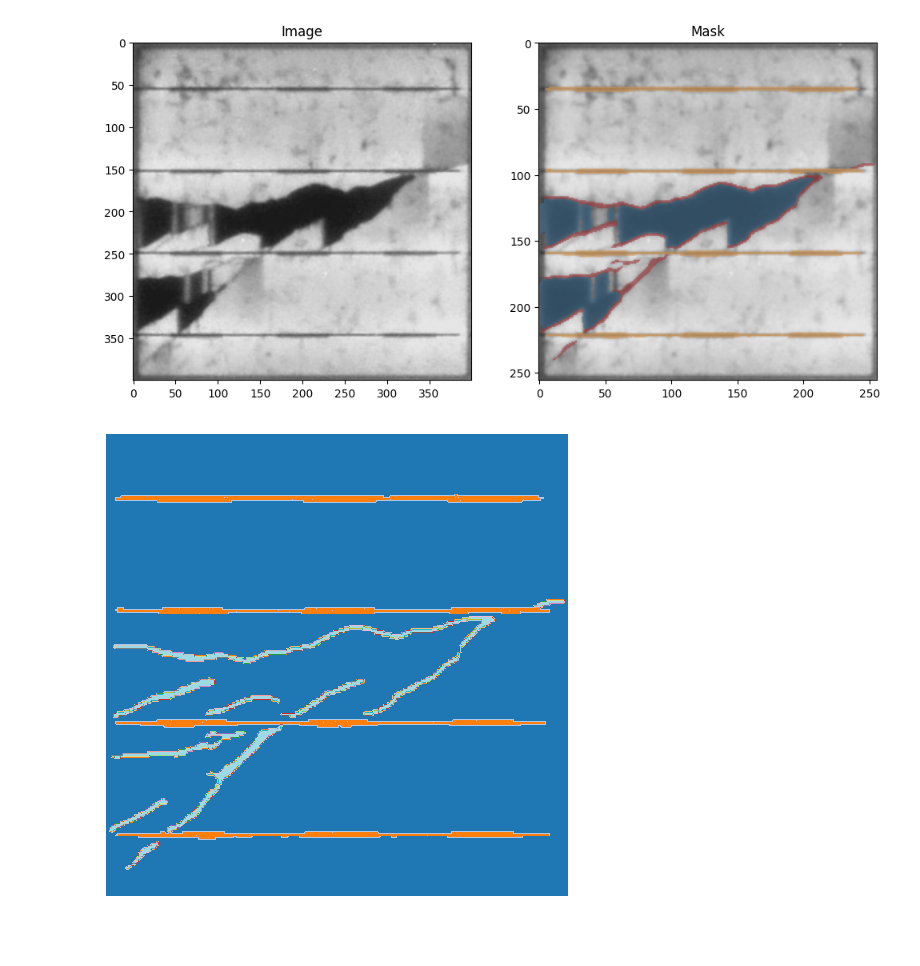
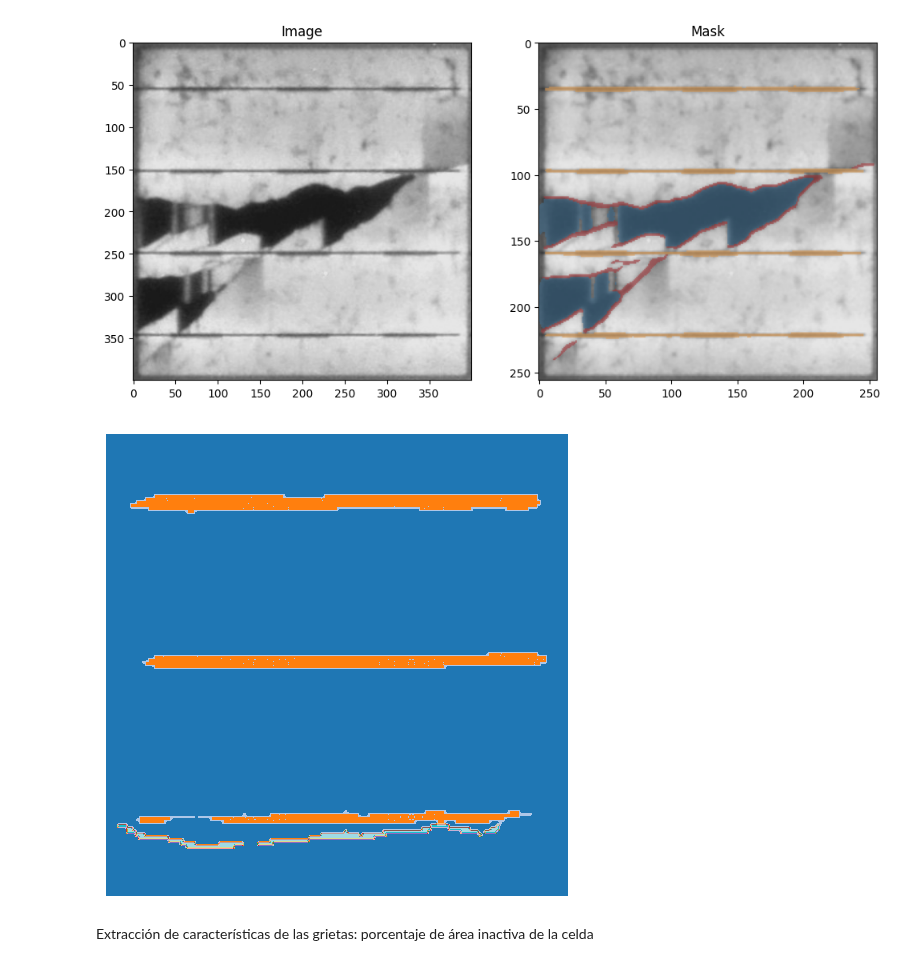
Before and after one commit to Franklingo13/PVDefectDetect, a Jupyter notebook: TestsPV-vision/test_modelhandler_prediction.ipynb, the cells around one changed output. Drawn from its saved outputs; the diff is of its cells as text; code cells hidden in the pictures; blank space fills up the shorter version.

Commit message:
Además de la creación de la imagen de anotaciones, se realiza un análisis preliminar de las acracterísticas de las grietas

```diff
--- a/TestsPV-vision/test_modelhandler_prediction.ipynb
+++ b/TestsPV-vision/test_modelhandler_prediction.ipynb
@@ -264,22 +261,34 @@ plt.show()
 # %%
 # Crear imagen de anotaciones `annImage` con las máscaras `crack` y `busbar` de las predicciones
 
 # Valores para las clases. 'background': 0, 'busbar': 10, 'crack': 100
 class_values = [0, 10, 100]
+# Obtener las dimensiones de las máscaras
+mask_shape = masks_each[11][0].shape
+
 # Imagen de anotaciones con las máscaras `crack` y `busbar` de las predicciones
-annImage = np.zeros((256, 256), dtype=np.uint8)
+annImage = np.zeros(mask_shape, dtype=np.uint8)
 
 # Para cada clase, aislar los píxeles de esa clase y asignarles el valor correspondiente
 # píxeles de la clase `busbar` se asignan el valor 10
-annImage[masks_each[9][0]] = class_values[1]
+annImage[masks_each[11][0]] = class_values[1]
 # píxeles de la clase `crack` se asignan el valor 100
-annImage[masks_each[9][1]] = class_values[2]
+annImage[masks_each[11][1]] = class_values[2]
 
+# Redimensionar annImage para que coincida con el tamaño de la imagen original
+annImage = cv.resize(annImage, (images[11].shape[1], images[11].shape[0]), interpolation=cv.INTER_NEAREST)
+images_path = 'D:/Documentos/Universidad de Cuenca/Trabajo de Titulación/Paneles/Panel_260W'
+
+# Guardar la imagen de anotaciones en un archivo junto con la imagen original
+cv.imwrite(f'{images_path}/annImage11.png', annImage)
+cv.imwrite(f'{images_path}/Image11.png', images[11])
 
 # Visualizar la imagen de anotaciones
 plt.figure(figsize=(6, 6))
 plt.imshow(annImage, cmap='tab20')
 plt.axis('off')
 plt.show()
 # %% [output]
-[figure, old version]
+[figure, new version]
+# %% [markdown]
+Extracción de características de las grietas: porcentaje de área inactiva de la celda
```
Also changed, not shown: parts of 11 cells of this notebook.
